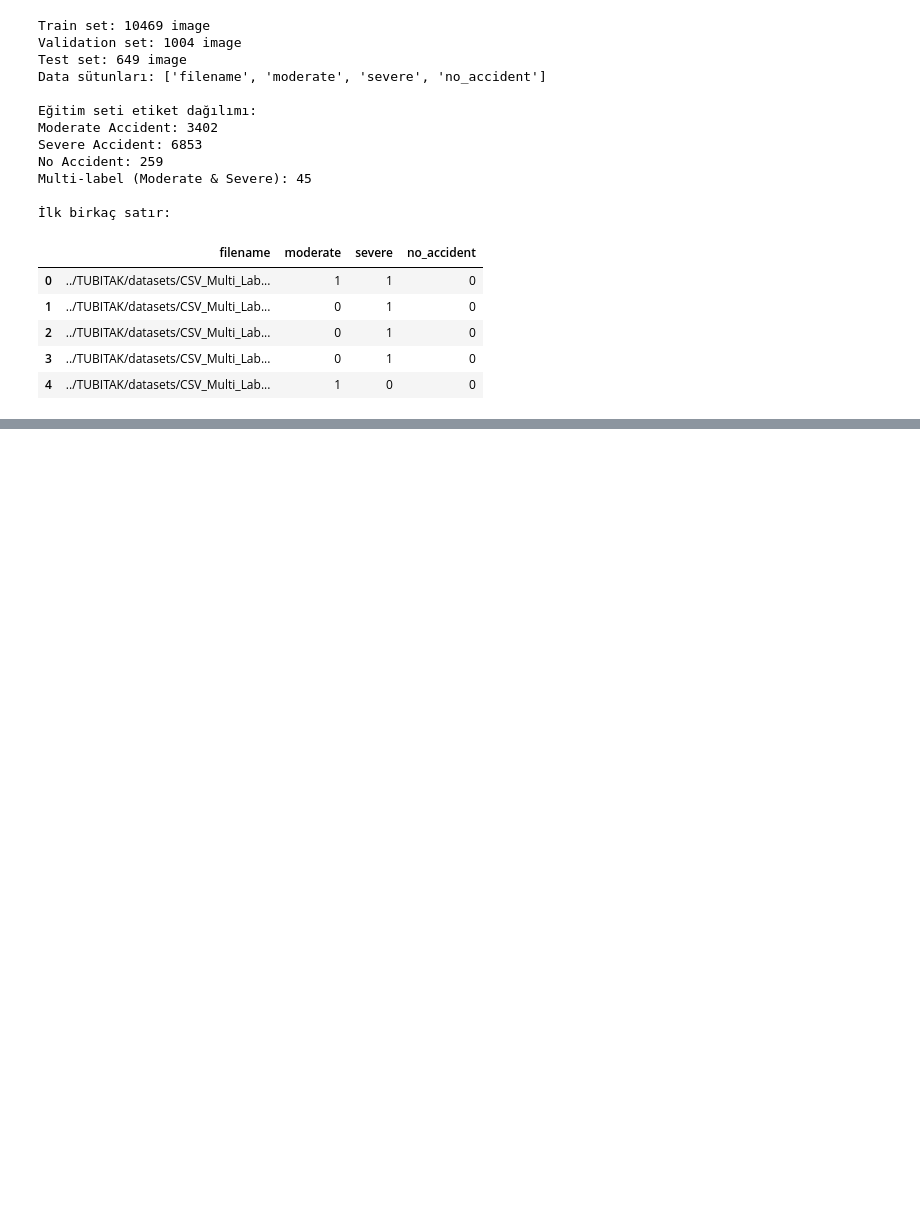
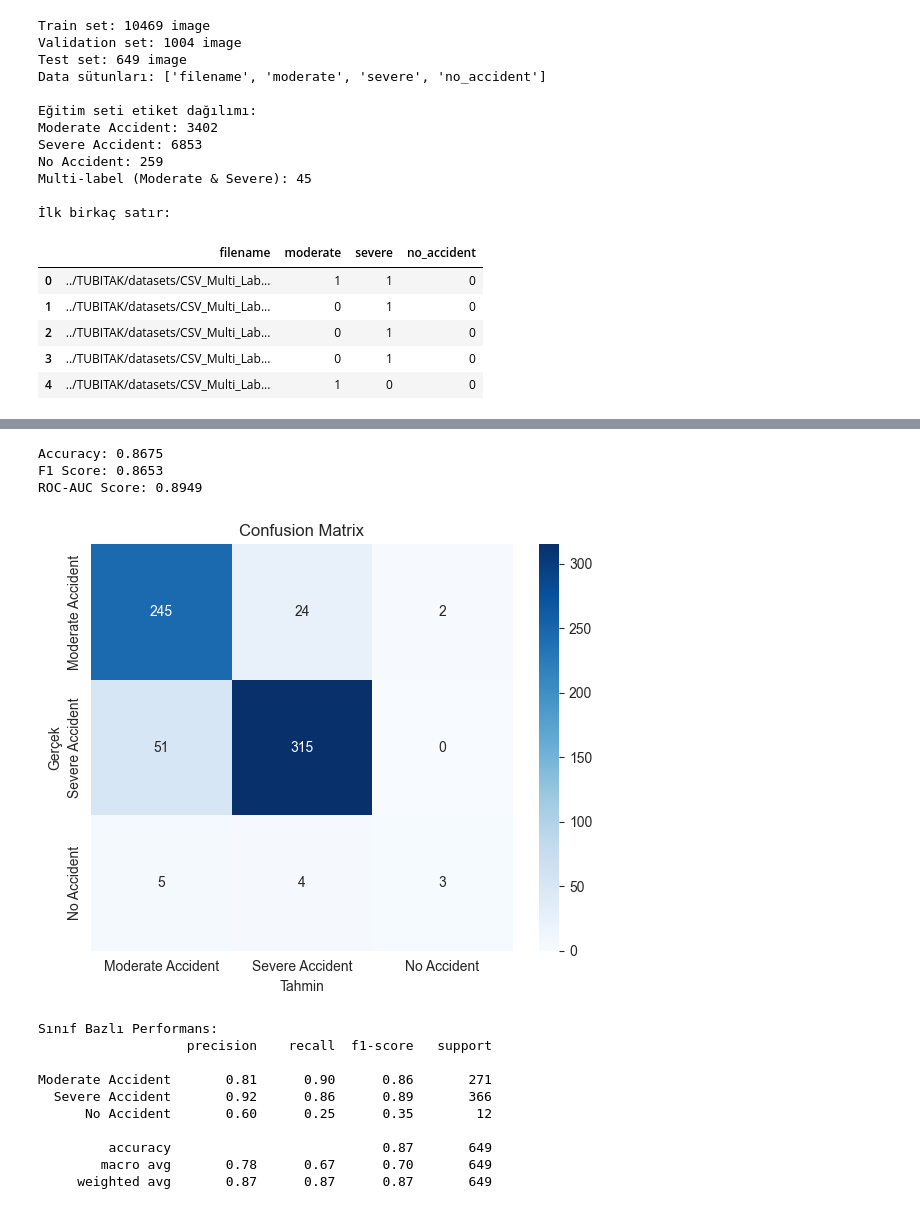
Before and after one commit to ali-cemputer/TUBITAK, a Jupyter notebook: CNN.ipynb, the cells around one changed output, grey strips where cells are left out. Saved outputs shown, nothing was run; the diff lists cells and outputs as text; code cells hidden in the pictures; blank space fills up the shorter version.

```diff
--- a/CNN.ipynb
+++ b/CNN.ipynb
@@ -83,0 +129,20 @@ Multi-label (Moderate & Severe): 45
+# %%
+my_callbacks = [
+    tf.keras.callbacks.EarlyStopping(
+        monitor='val_loss',#Doğrulama kaybını izle
+        patience=2,#2 epoch boyunca iyileşme olmazsa dur
+        restore_best_weights=True# En iyi ağırlıklara geri dön
+    ),
+    tf.keras.callbacks.ReduceLROnPlateau(
+        monitor='val_loss',# Doğrulama kaybı durursa
+        factor=0.5,# Öğrenme oranını %50 azalt
+        patience=2,# 2 epoch boyunca iyileşme olmazsa uygula
+        min_lr=1e-6 # En düşük learningrate oranı
+    ),
+    tf.keras.callbacks.ModelCheckpoint(
+        "best_cnn_model.h5",
+        monitor='val_loss',
+        save_best_only=True,#en düşük val_loss olduğunda kaydet.
+        mode='min',
+    )
+]
@@ -83,0 +193,18 @@ Multi-label (Moderate & Severe): 45
+# %%
+class_names = ['Moderate Accident', 'Severe Accident', 'No Accident']
+utils.evaluate_model(model, test_dataset, class_names)
+# %% [output]
+Accuracy: 0.8675
+F1 Score: 0.8653
+ROC-AUC Score: 0.8949
+[figure, added]
+Sınıf Bazlı Performans:
+                   precision    recall  f1-score   support
+
+Moderate Accident       0.81      0.90      0.86       271
+  Severe Accident       0.92      0.86      0.89       366
+      No Accident       0.60      0.25      0.35        12
+
+         accuracy                           0.87       649
+        macro avg       0.78      0.67      0.70       649
+     weighted avg       0.87      0.87      0.87       649
```
Also changed, not shown: parts of 5 cells of this notebook.
